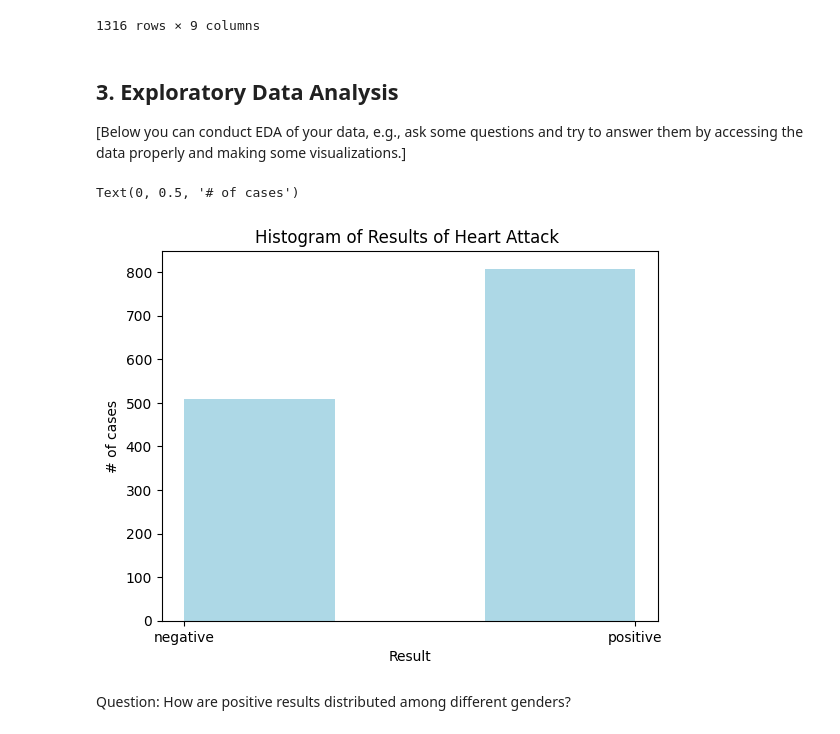
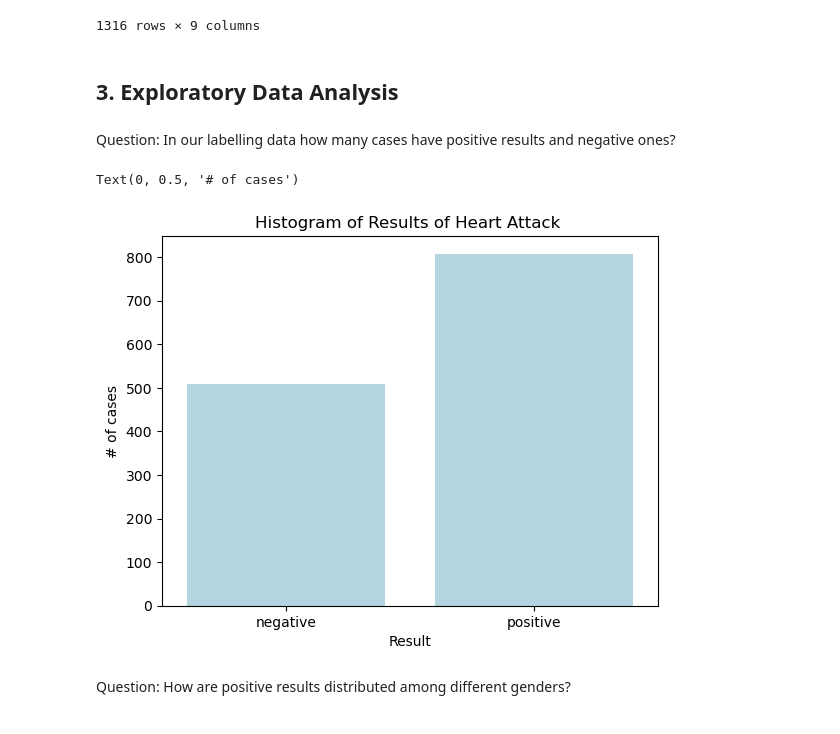
Before and after one commit to berkinKagan/DataVis, a Jupyter notebook: Miniproject_template (1).ipynb, the cells around one changed output. Cells and saved outputs as stored; diff of their text form; code cells hidden in the pictures.

```diff
--- a/Miniproject_template (1).ipynb
+++ b/Miniproject_template (1).ipynb
@@ -211,21 +207,20 @@ data
 | 1314 | 54 | 1 | 58 | 117 | 68 | 443.0 | 5.80 | 0.359 | positive |
 | 1315 | 51 | 1 | 94 | 157 | 79 | 134.0 | 50.89 | 1.770 | positive |
 1316 rows × 9 columns
-# %% [markdown]
-## 3. Exploratory Data Analysis
-
-[Below you can conduct EDA of your data, e.g., ask some questions and try to answer them by accessing the data properly and making some visualizations.]
+# %% [markdown]
+## 3. Exploratory Data Analysis
+# %% [markdown]
+Question: In our labelling data how many cases have positive results and negative ones?
 # %%
 #1. To see how many cases had a heart attack and how many didn't
-
-plt.hist(data.Result, bins=3, color='lightblue')
+sns.countplot(x="Result",data=data, color='lightblue')
 plt.title('Histogram of Results of Heart Attack ')
 
 plt.xlabel('Result')
 plt.ylabel('# of cases')
 # %% [output]
 Text(0, 0.5, '# of cases')
-[figure, old version]
+[figure, new version]
 # %% [markdown]
 Question: How are positive results distributed among different genders?
 # %%
```
Also changed, not shown: parts of 119 cells of this notebook.
